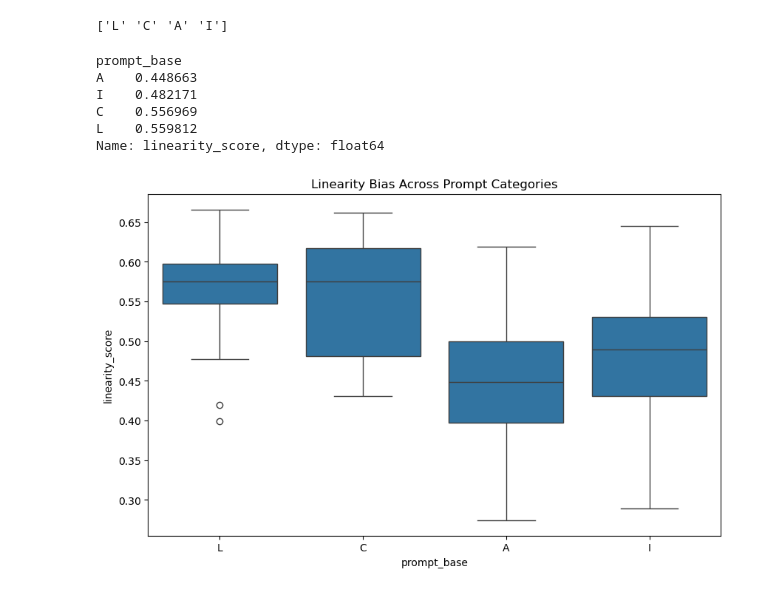
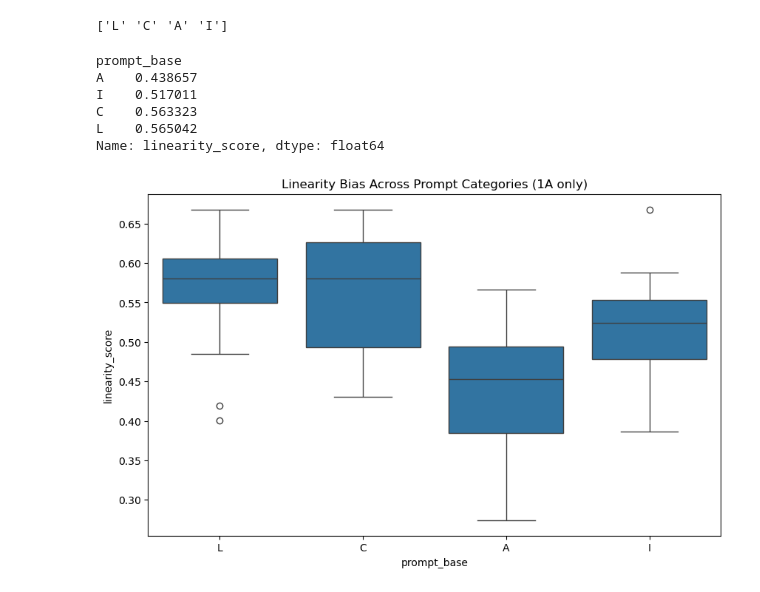
Before and after one commit to Xin-10/E1-Temporal-Structure-AI-Video, a Jupyter notebook: Notebooks/E1_04_analysis.ipynb, the cells around one changed output. Cells and saved outputs as stored; diff of their text form; code cells hidden in the pictures.

```diff
--- a/Notebooks/E1_04_analysis.ipynb
+++ b/Notebooks/E1_04_analysis.ipynb
@@ -381,32 +370,31 @@ print(df["prompt_base"].unique())
 # %%
 from sklearn.preprocessing import MinMaxScaler
 
 linear_feats = ["trend_r2", "speed_std", "pause_ratio",
                 "direction_consistency", "speed_entropy"]
 
-df_scaled = df[linear_feats].copy()
+df_scaled = df_bias[linear_feats].copy()
 
 df_scaled["speed_std"] = -df_scaled["speed_std"]
 df_scaled["pause_ratio"] = -df_scaled["pause_ratio"]
 df_scaled["speed_entropy"] = -df_scaled["speed_entropy"]
 
-scaler = MinMaxScaler()
-df["linearity_score"] = scaler.fit_transform(df_scaled).mean(axis=1)
+scaler_mm = MinMaxScaler()
+df_bias["linearity_score"] = scaler_mm.fit_transform(df_scaled).mean(axis=1)
+
+bias_summary = df_bias.groupby("prompt_base")["linearity_score"].mean().sort_values()
+print(bias_summary)
+
+plt.figure(figsize=(10,6))
+sns.boxplot(data=df_bias, x="prompt_base", y="linearity_score")
+plt.title("Linearity Bias Across Prompt Categories (1A only)")
+plt.show()
+# %% [output]
+prompt_base
+A    0.438657
+I    0.517011
+C    0.563323
+L    0.565042
+Name: linearity_score, dtype: float64
+[figure, added]
-# %%
-bias_summary = df.groupby("prompt_base")["linearity_score"].mean().sort_values()
-print(bias_summary)
-# %% [output]
-prompt_base
-A    0.448663
-I    0.482171
-C    0.556969
-L    0.559812
-Name: linearity_score, dtype: float64
-# %%
-plt.figure(figsize=(10,6))
-sns.boxplot(data=df, x="prompt_base", y="linearity_score")
-plt.title("Linearity Bias Across Prompt Categories")
-plt.show()
-# %% [output]
-[figure, removed]
 # %%
```
Also changed, not shown: parts of 13 cells of this notebook.
